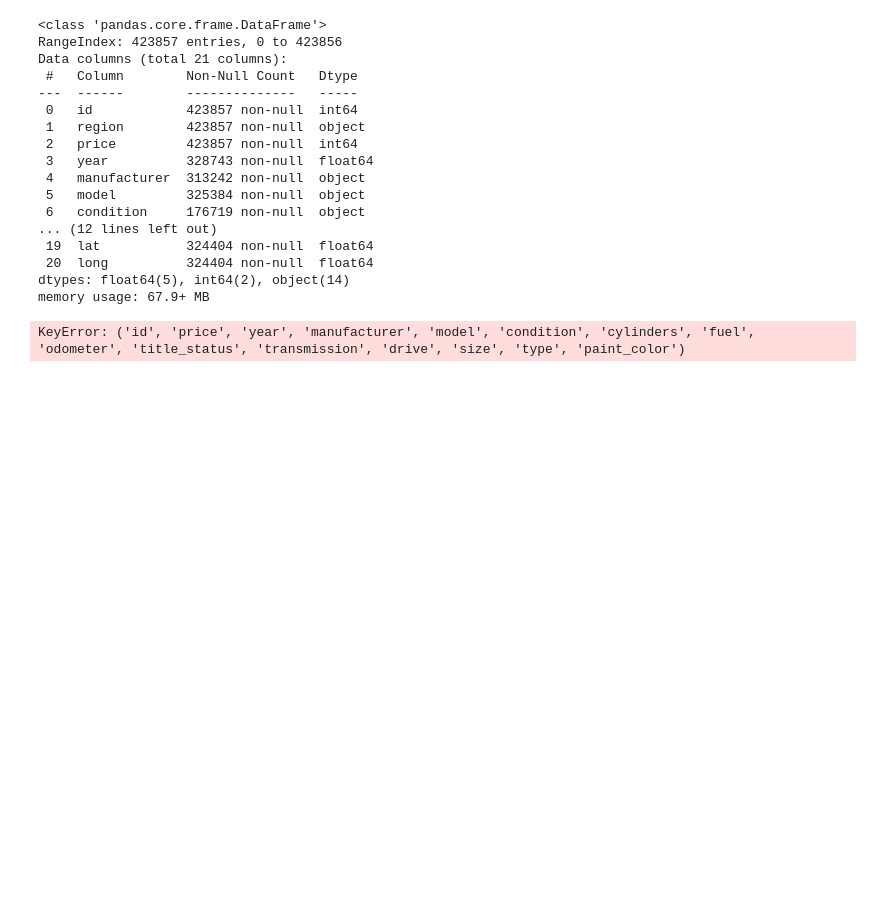
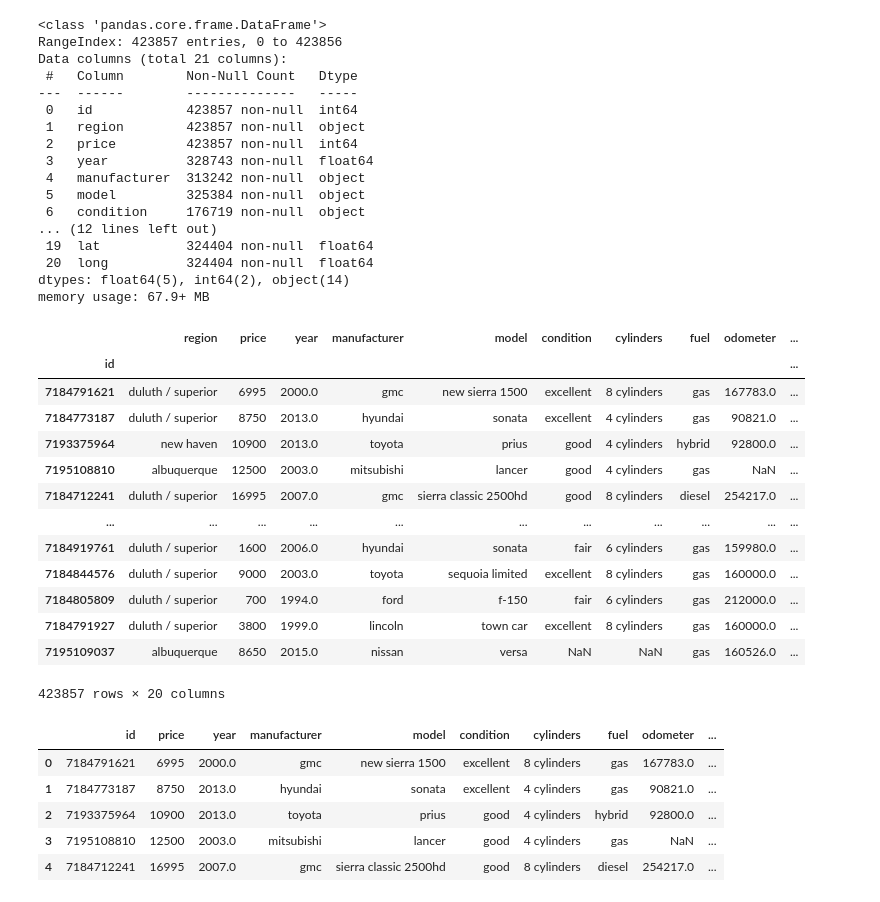
Before and after one commit to sathvikaithala/Craigslist-ETL, a Jupyter notebook: craigslist-etl.ipynb, the cells around one changed output. Saved outputs shown, nothing was run; the diff lists cells and outputs as text; code cells hidden in the pictures; blank space fills up the shorter version.

```diff
--- a/craigslist-etl.ipynb
+++ b/craigslist-etl.ipynb
@@ -105,8 +105,34 @@ Data columns (total 21 columns):
  20  long          324404 non-null  float64
 dtypes: float64(5), int64(2), object(14)
 memory usage: 67.9+ MB
+# %%
+# Set index for the main dataframe
+
+raw_df.set_index('id')
+# %% [output]
+|  | region | price | year | manufacturer | model | condition | cylinders | fuel | odometer | ... |
+| id |  |  |  |  |  |  |  |  |  | ... |
+| 7184791621 | duluth / superior | 6995 | 2000.0 | gmc | new sierra 1500 | excellent | 8 cylinders | gas | 167783.0 | ... |
+| 7184773187 | duluth / superior | 8750 | 2013.0 | hyundai | sonata | excellent | 4 cylinders | gas | 90821.0 | ... |
+| 7193375964 | new haven | 10900 | 2013.0 | toyota | prius | good | 4 cylinders | hybrid | 92800.0 | ... |
+| 7195108810 | albuquerque | 12500 | 2003.0 | mitsubishi | lancer | good | 4 cylinders | gas | NaN | ... |
+| 7184712241 | duluth / superior | 16995 | 2007.0 | gmc | sierra classic 2500hd | good | 8 cylinders | diesel | 254217.0 | ... |
+| ... | ... | ... | ... | ... | ... | ... | ... | ... | ... | ... |
+| 7184919761 | duluth / superior | 1600 | 2006.0 | hyundai | sonata | fair | 6 cylinders | gas | 159980.0 | ... |
+| 7184844576 | duluth / superior | 9000 | 2003.0 | toyota | sequoia limited | excellent | 8 cylinders | gas | 160000.0 | ... |
+| 7184805809 | duluth / superior | 700 | 1994.0 | ford | f-150 | fair | 6 cylinders | gas | 212000.0 | ... |
+| 7184791927 | duluth / superior | 3800 | 1999.0 | lincoln | town car | excellent | 8 cylinders | gas | 160000.0 | ... |
+| 7195109037 | albuquerque | 8650 | 2015.0 | nissan | versa | NaN | NaN | gas | 160526.0 | ... |
+423857 rows × 20 columns
 # %%
-listings_df = pd.DataFrame(raw_df['id','price','year','manufacturer','model','condition','cylinders','fuel','odometer','title_status','transmission','drive','size','type','paint_color'])
+# Create Listings_df
+
+listings_df = raw_df[['id','price','year','manufacturer','model','condition','cylinders','fuel','odometer','title_status','transmission','drive','size','type','paint_color']].copy()
 listings_df.head()
 # %% [output]
-KeyError: ('id', 'price', 'year', 'manufacturer', 'model', 'condition', 'cylinders', 'fuel', 'odometer', 'title_status', 'transmission', 'drive', 'size', 'type', 'paint_color')
+|  | id | price | year | manufacturer | model | condition | cylinders | fuel | odometer | ... |
+| 0 | 7184791621 | 6995 | 2000.0 | gmc | new sierra 1500 | excellent | 8 cylinders | gas | 167783.0 | ... |
+| 1 | 7184773187 | 8750 | 2013.0 | hyundai | sonata | excellent | 4 cylinders | gas | 90821.0 | ... |
+| 2 | 7193375964 | 10900 | 2013.0 | toyota | prius | good | 4 cylinders | hybrid | 92800.0 | ... |
+| 3 | 7195108810 | 12500 | 2003.0 | mitsubishi | lancer | good | 4 cylinders | gas | NaN | ... |
+| 4 | 7184712241 | 16995 | 2007.0 | gmc | sierra classic 2500hd | good | 8 cylinders | diesel | 254217.0 | ... |
```
Also changed, not shown: parts of 6 cells of this notebook.
